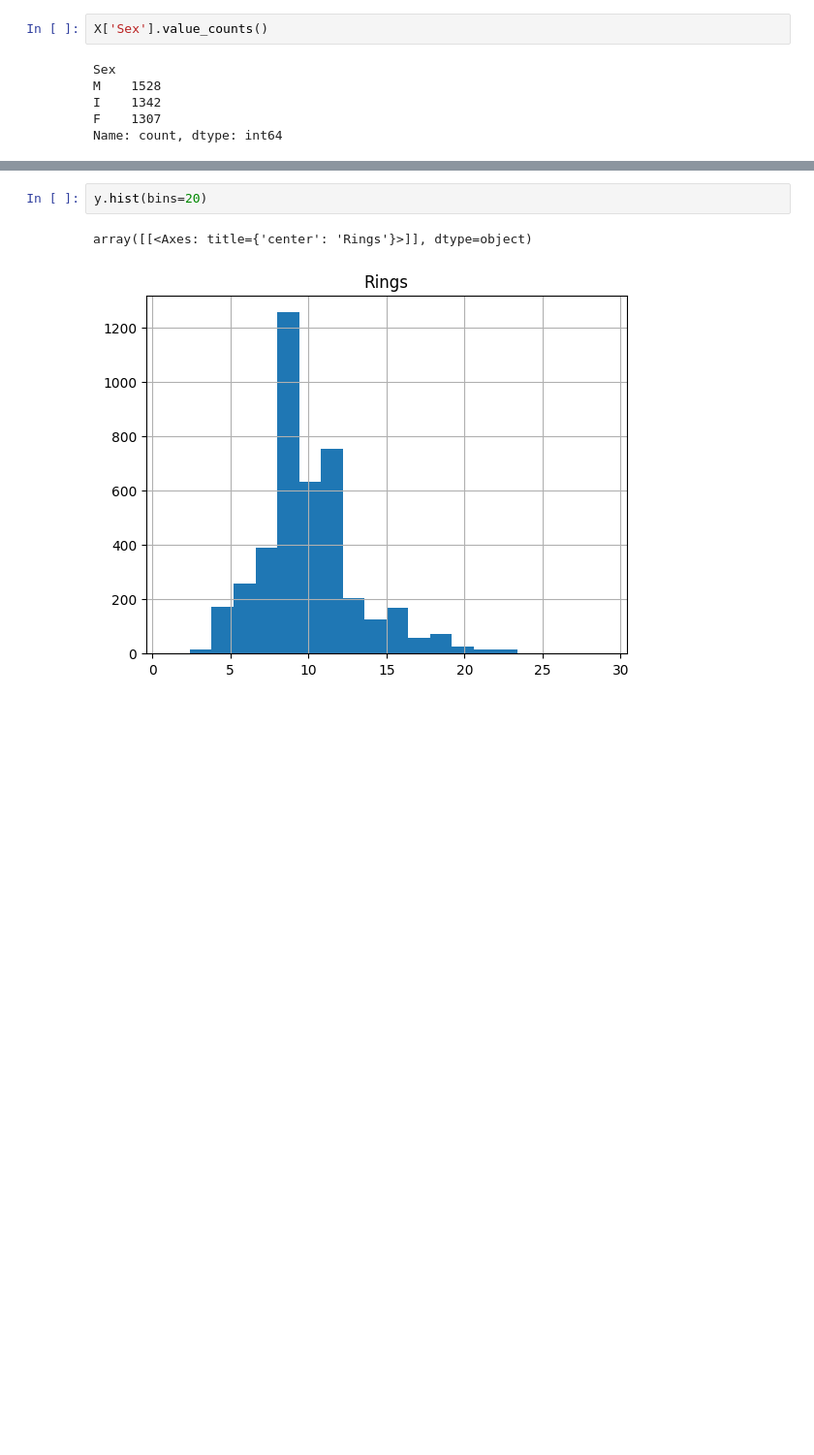
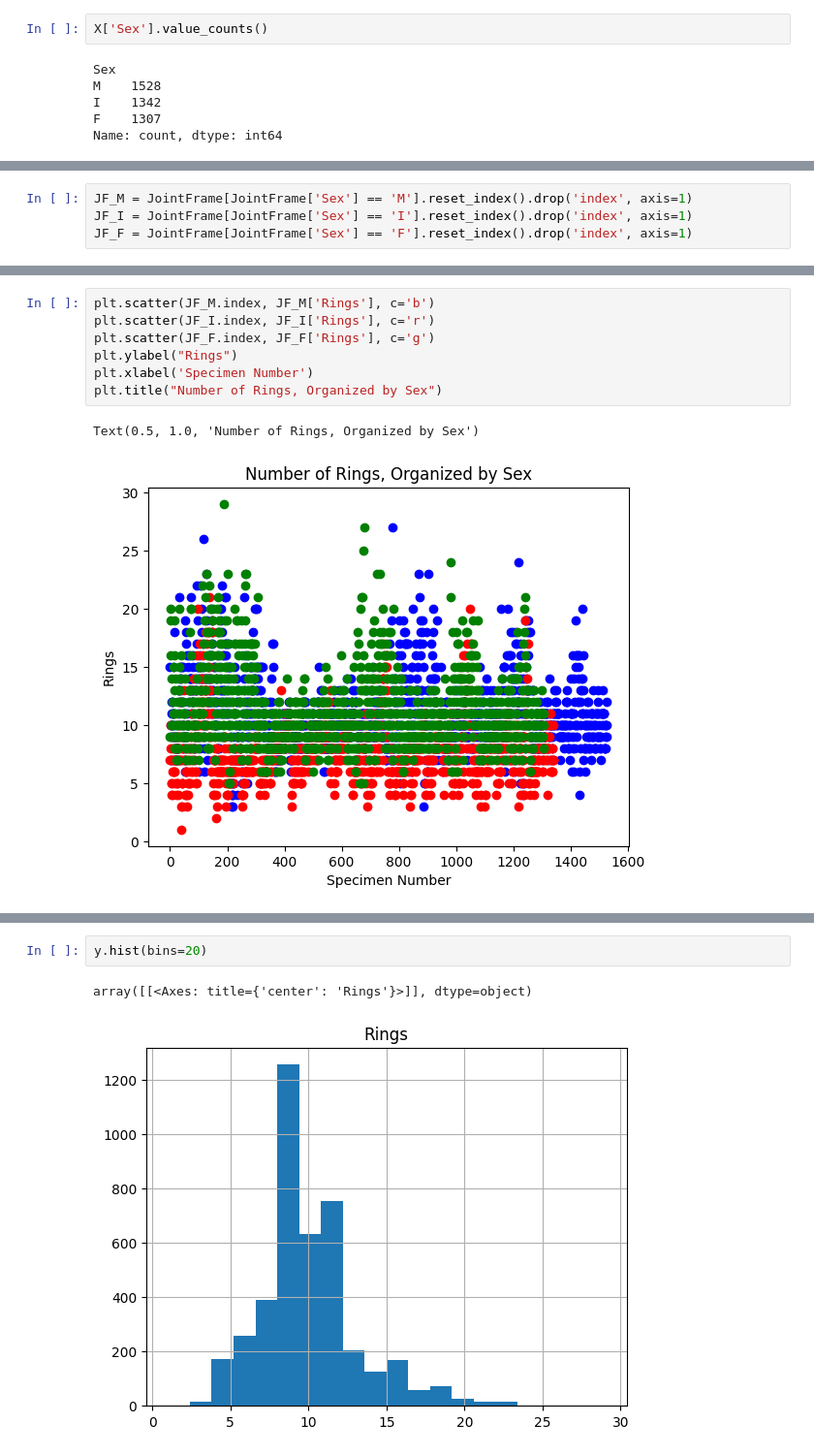
Before and after one commit to kacpersienkiewicz/Abalone-Age-Prediction, a Jupyter notebook: UCIAbaloneAgePrediction.ipynb, the cells around one changed output, grey strips where cells are left out. Shown at 97% size. Cells and saved outputs as stored; diff of their text form; blank space fills up the shorter version.

```diff
--- a/UCIAbaloneAgePrediction.ipynb
+++ b/UCIAbaloneAgePrediction.ipynb
@@ -149,0 +143,4 @@ X['Height'].hist(bins=100)
+# %%
+JF_M = JointFrame[JointFrame['Sex'] == 'M'].reset_index().drop('index', axis=1)
+JF_I = JointFrame[JointFrame['Sex'] == 'I'].reset_index().drop('index', axis=1)
+JF_F = JointFrame[JointFrame['Sex'] == 'F'].reset_index().drop('index', axis=1)
@@ -149,0 +183,10 @@ X['Height'].hist(bins=100)
+# %%
+plt.scatter(JF_M.index, JF_M['Rings'], c='b')
+plt.scatter(JF_I.index, JF_I['Rings'], c='r')
+plt.scatter(JF_F.index, JF_F['Rings'], c='g')
+plt.ylabel("Rings")
+plt.xlabel('Specimen Number')
+plt.title("Number of Rings, Organized by Sex")
+# %% [output]
+Text(0.5, 1.0, 'Number of Rings, Organized by Sex')
+[figure, added]
```
Also changed, not shown: parts of 13 cells of this notebook.
